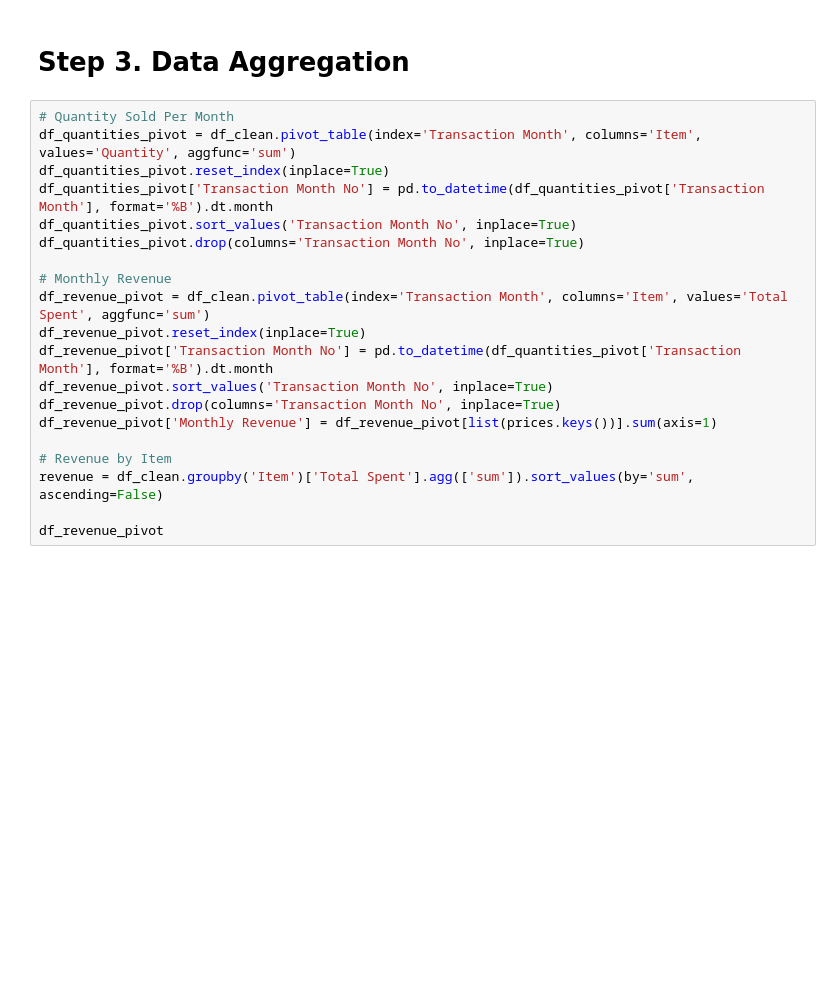
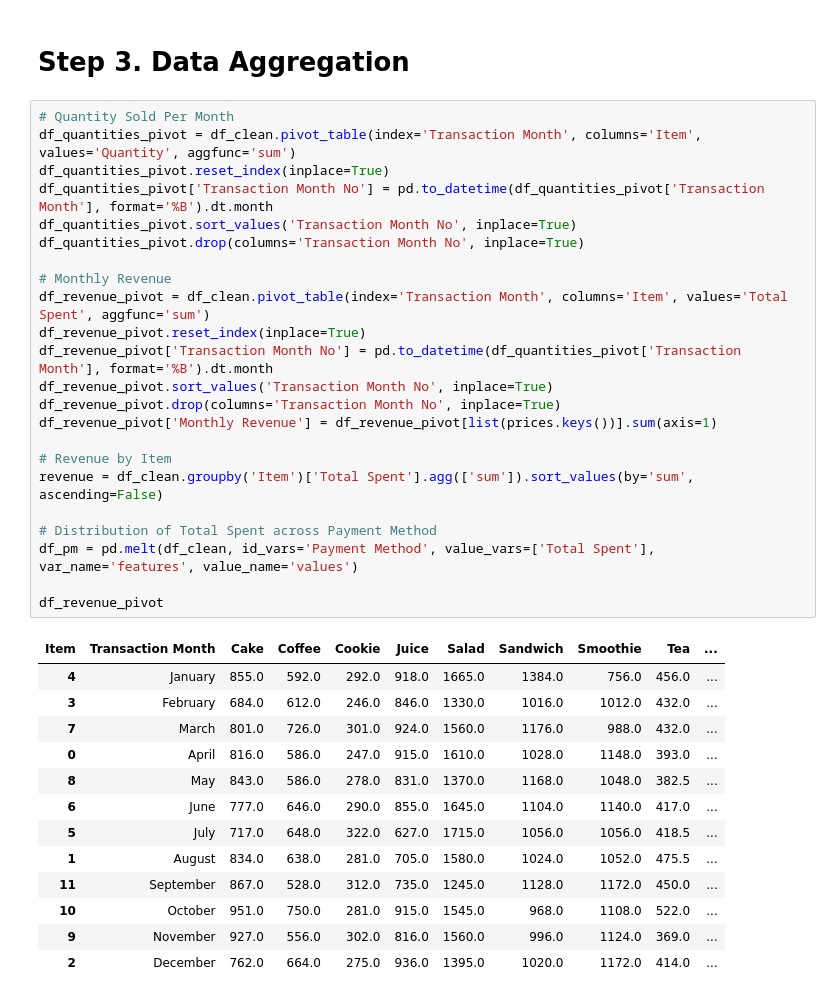
Before and after one commit to phandeyr/data-analysis, a Jupyter notebook: cafe-sales/cafe-sales.ipynb, the cells around one changed output. Cells and saved outputs as stored; diff of their text form; blank space fills up the shorter version.

```diff
--- a/cafe-sales/cafe-sales.ipynb
+++ b/cafe-sales/cafe-sales.ipynb
@@ -80,22 +166,39 @@ df_clean.info()
 # %%
 # Quantity Sold Per Month
 df_quantities_pivot = df_clean.pivot_table(index='Transaction Month', columns='Item', values='Quantity', aggfunc='sum')
 df_quantities_pivot.reset_index(inplace=True)
 df_quantities_pivot['Transaction Month No'] = pd.to_datetime(df_quantities_pivot['Transaction Month'], format='%B').dt.month
 df_quantities_pivot.sort_values('Transaction Month No', inplace=True)
 df_quantities_pivot.drop(columns='Transaction Month No', inplace=True)
 
 # Monthly Revenue
 df_revenue_pivot = df_clean.pivot_table(index='Transaction Month', columns='Item', values='Total Spent', aggfunc='sum')
 df_revenue_pivot.reset_index(inplace=True)
 df_revenue_pivot['Transaction Month No'] = pd.to_datetime(df_quantities_pivot['Transaction Month'], format='%B').dt.month
 df_revenue_pivot.sort_values('Transaction Month No', inplace=True)
 df_revenue_pivot.drop(columns='Transaction Month No', inplace=True)
 df_revenue_pivot['Monthly Revenue'] = df_revenue_pivot[list(prices.keys())].sum(axis=1)
 
 # Revenue by Item
 revenue = df_clean.groupby('Item')['Total Spent'].agg(['sum']).sort_values(by='sum', ascending=False)
 
+# Distribution of Total Spent across Payment Method
+df_pm = pd.melt(df_clean, id_vars='Payment Method', value_vars=['Total Spent'], var_name='features', value_name='values')
+
 df_revenue_pivot
+# %% [output]
+| Item | Transaction Month | Cake | Coffee | Cookie | Juice | Salad | Sandwich | Smoothie | Tea | ... |
+| 4 | January | 855.0 | 592.0 | 292.0 | 918.0 | 1665.0 | 1384.0 | 756.0 | 456.0 | ... |
+| 3 | February | 684.0 | 612.0 | 246.0 | 846.0 | 1330.0 | 1016.0 | 1012.0 | 432.0 | ... |
+| 7 | March | 801.0 | 726.0 | 301.0 | 924.0 | 1560.0 | 1176.0 | 988.0 | 432.0 | ... |
+| 0 | April | 816.0 | 586.0 | 247.0 | 915.0 | 1610.0 | 1028.0 | 1148.0 | 393.0 | ... |
+| 8 | May | 843.0 | 586.0 | 278.0 | 831.0 | 1370.0 | 1168.0 | 1048.0 | 382.5 | ... |
+| 6 | June | 777.0 | 646.0 | 290.0 | 855.0 | 1645.0 | 1104.0 | 1140.0 | 417.0 | ... |
+| 5 | July | 717.0 | 648.0 | 322.0 | 627.0 | 1715.0 | 1056.0 | 1056.0 | 418.5 | ... |
+| 1 | August | 834.0 | 638.0 | 281.0 | 705.0 | 1580.0 | 1024.0 | 1052.0 | 475.5 | ... |
+| 11 | September | 867.0 | 528.0 | 312.0 | 735.0 | 1245.0 | 1128.0 | 1172.0 | 450.0 | ... |
+| 10 | October | 951.0 | 750.0 | 281.0 | 915.0 | 1545.0 | 968.0 | 1108.0 | 522.0 | ... |
+| 9 | November | 927.0 | 556.0 | 302.0 | 816.0 | 1560.0 | 996.0 | 1124.0 | 369.0 | ... |
+| 2 | December | 762.0 | 664.0 | 275.0 | 936.0 | 1395.0 | 1020.0 | 1172.0 | 414.0 | ... |
 # %% [markdown]
 # Step 4. Create Plots
```
Also changed, not shown: parts of 9 cells of this notebook.
